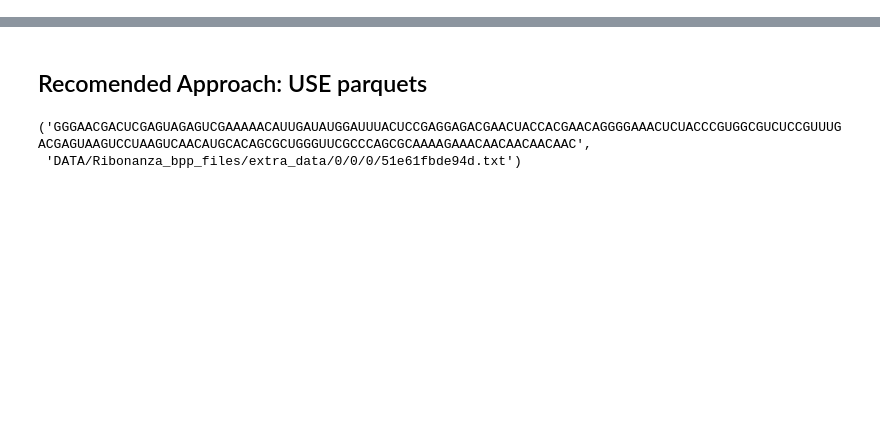
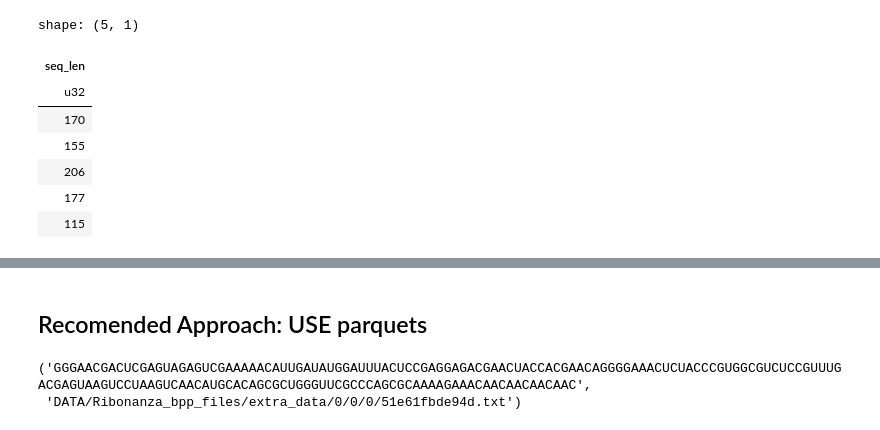
Before and after one commit to MinaBeiramy/RNA_Reactivity_Prediction, a Jupyter notebook: testing.ipynb, the cells around one changed output, grey strips where cells are left out. Drawn from its saved outputs; the diff is of its cells as text; code cells hidden in the pictures; blank space fills up the shorter version.

```diff
--- a/testing.ipynb
+++ b/testing.ipynb
@@ -6,3 +6,16 @@ from dataloaders import *
 from torch.utils.data import random_split, DataLoader
 import pandas as pd
 import polars as pl
+# %%
+train = pl.read_parquet(P_TRAIN_PARQUET)
+# %%
+train.select("seq_len").unique()
+# %% [output]
+shape: (5, 1)
+| seq_len |
+| u32 |
+| 170 |
+| 155 |
+| 206 |
+| 177 |
+| 115 |
```
Also changed, not shown: parts of 16 cells of this notebook, 1 other file.
